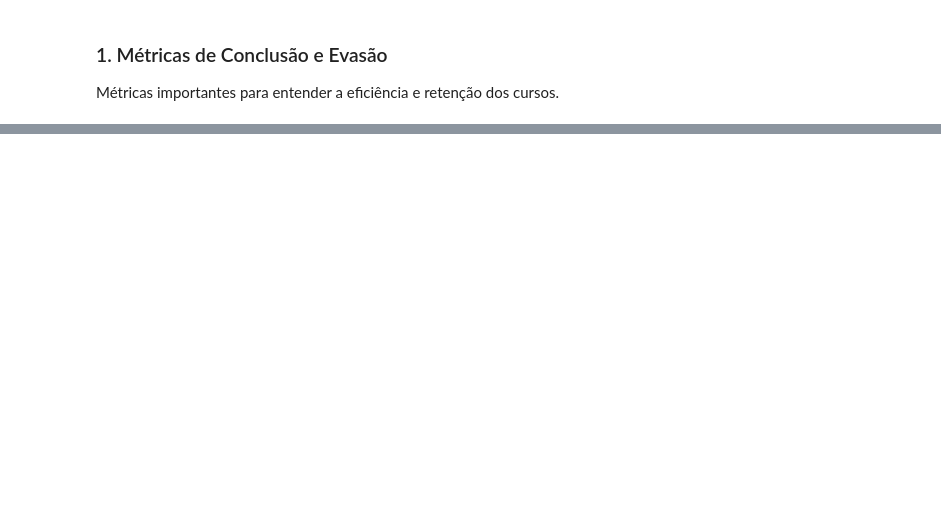
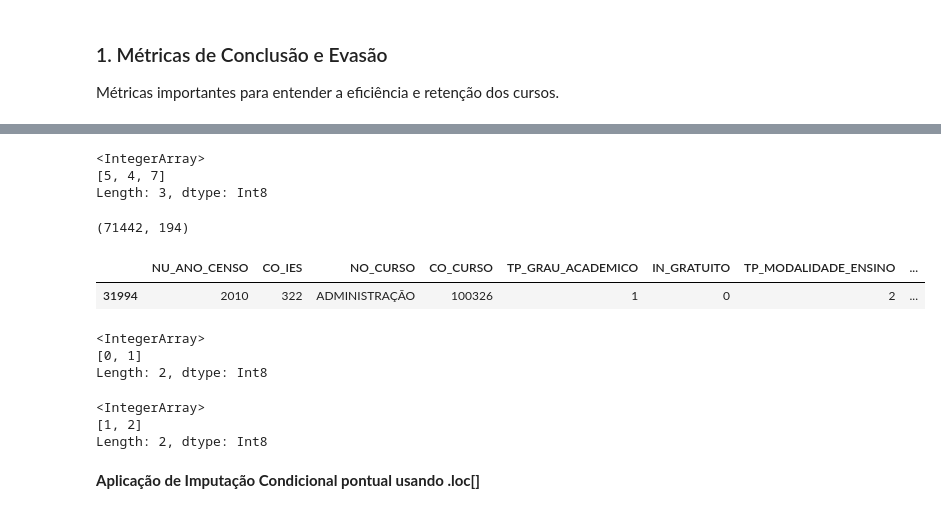
Before and after one commit to leojutsu/estagio_abed, a Jupyter notebook: censup.ipynb, the cells around one changed output, grey strips where cells are left out. Drawn from its saved outputs; the diff is of its cells as text; code cells hidden in the pictures; blank space fills up the shorter version.

```diff
--- a/censup.ipynb
+++ b/censup.ipynb
@@ -334,0 +573,32 @@ Name: count, dtype: int64
+# %%
+view = registros_na[registros_na['IN_GRATUITO'] == 0]
+view['TP_CATEGORIA_ADMINISTRATIVA'].unique()
+# %% [output]
+<IntegerArray>
+[5, 4, 7]
+Length: 3, dtype: Int8
+# %%
+# Cursos MATEMÁTICA - LICENCIATURA OU BACHARELADO (Área Básica de Ingresso)
+df_abi_ma = df_full_order[df_full_order['NO_CURSO'] == 'ADMINISTRAÇÃO']
+df_abi_ma.shape
+# %% [output]
+(71442, 194)
+# %%
+df_abi_ma.sample()
+# %% [output]
+|  | NU_ANO_CENSO | CO_IES | NO_CURSO | CO_CURSO | TP_GRAU_ACADEMICO | IN_GRATUITO | TP_MODALIDADE_ENSINO | ... |
+| 31994 | 2010 | 322 | ADMINISTRAÇÃO | 100326 | 1 | 0 | 2 | ... |
+# %%
+df_abi_ma['IN_GRATUITO'].unique()
+# %% [output]
+<IntegerArray>
+[0, 1]
+Length: 2, dtype: Int8
+# %%
+df_full_order['TP_REDE'].unique()
+# %% [output]
+<IntegerArray>
+[1, 2]
+Length: 2, dtype: Int8
+# %% [markdown]
+**Aplicação de Imputação Condicional pontual usando .loc[]**
```
Also changed, not shown: parts of 157 cells of this notebook.
